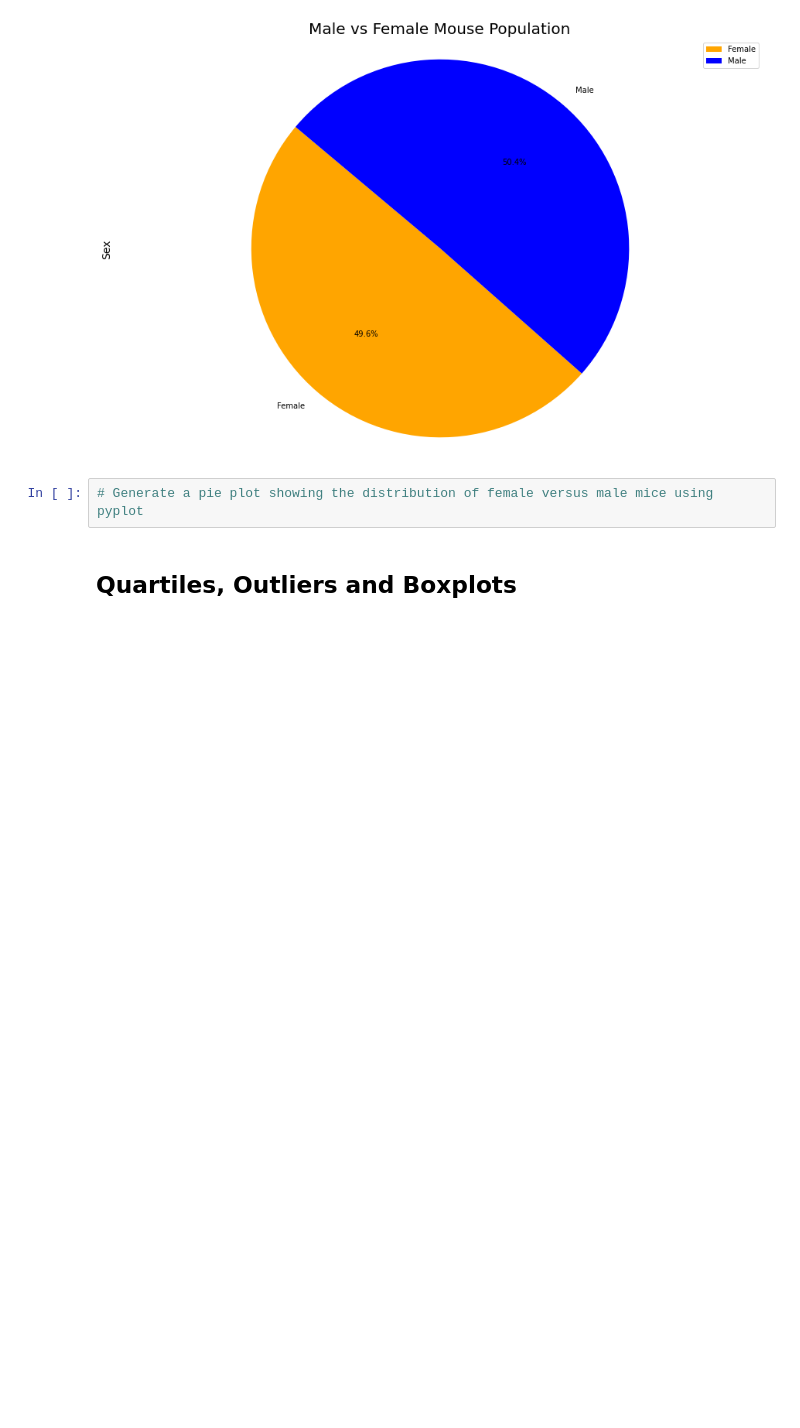
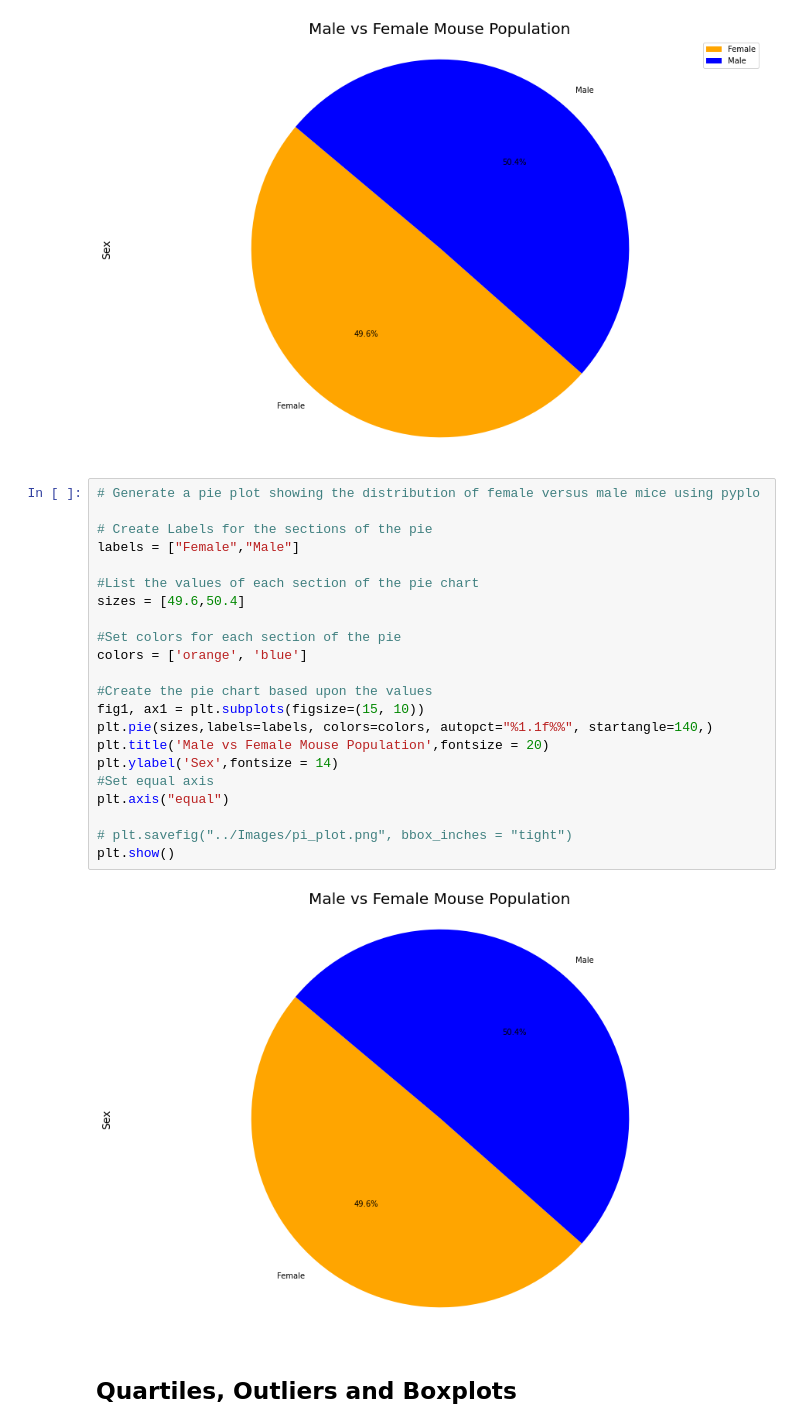
Before and after one commit to Jesskhunter/Matplotlib-Challenge, a Jupyter notebook: Pymaceuticals/pymaceuticals_starter.ipynb, the cells around one changed output. Drawn from its saved outputs; the diff is of its cells as text; blank space fills up the shorter version.

```diff
--- a/Pymaceuticals/pymaceuticals_starter.ipynb
+++ b/Pymaceuticals/pymaceuticals_starter.ipynb
@@ -305,8 +305,30 @@ plt.axis("equal")
 plt.show()
 # %% [output]
 [figure]
-# %%
-# Generate a pie plot showing the distribution of female versus male mice using pyplot
+# %%
+# Generate a pie plot showing the distribution of female versus male mice using pyplo
+
+# Create Labels for the sections of the pie
+labels = ["Female","Male"]
+
+#List the values of each section of the pie chart
+sizes = [49.6,50.4]
+
+#Set colors for each section of the pie
+colors = ['orange', 'blue']
+
+#Create the pie chart based upon the values
+fig1, ax1 = plt.subplots(figsize=(15, 10))
+plt.pie(sizes,labels=labels, colors=colors, autopct="%1.1f%%", startangle=140,)
+plt.title('Male vs Female Mouse Population',fontsize = 20)
+plt.ylabel('Sex',fontsize = 14)
+#Set equal axis
+plt.axis("equal")
+
+# plt.savefig("../Images/pi_plot.png", bbox_inches = "tight")
+plt.show()
+# %% [output]
+[figure, added]
 # %% [markdown]
 ## Quartiles, Outliers and Boxplots
 # %%
```
